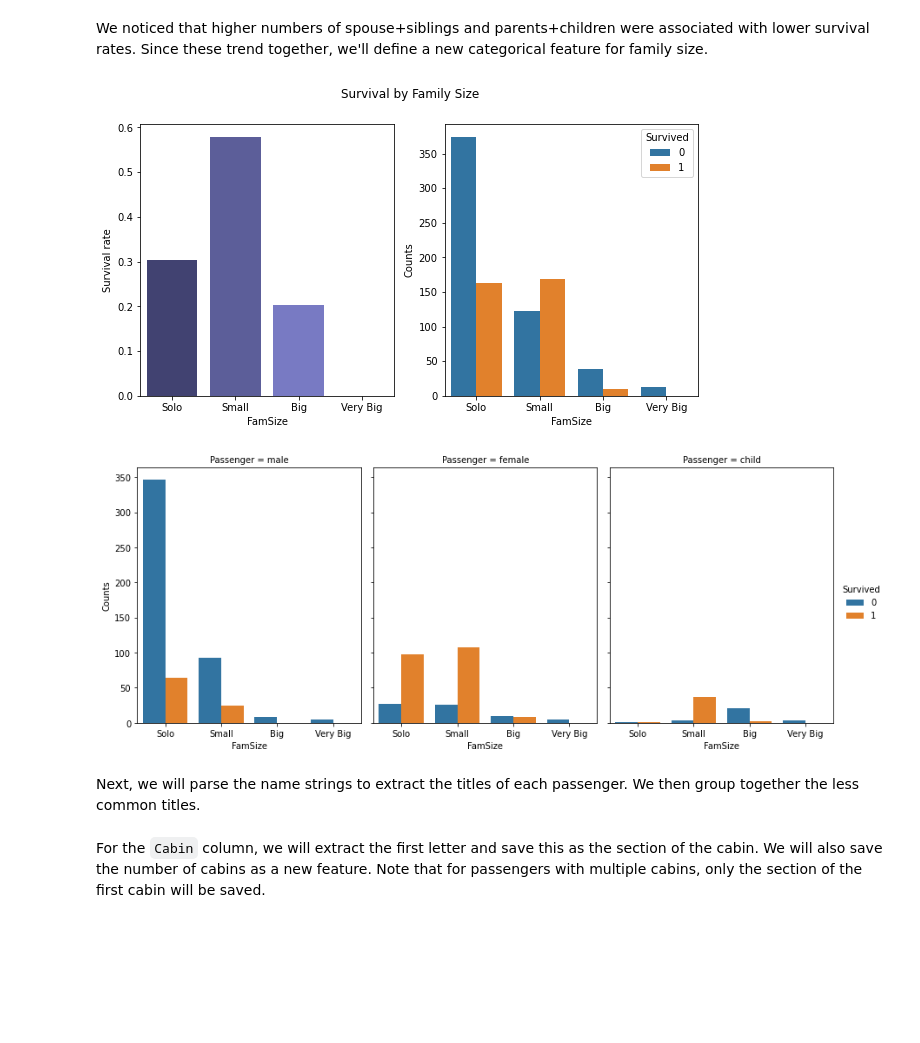
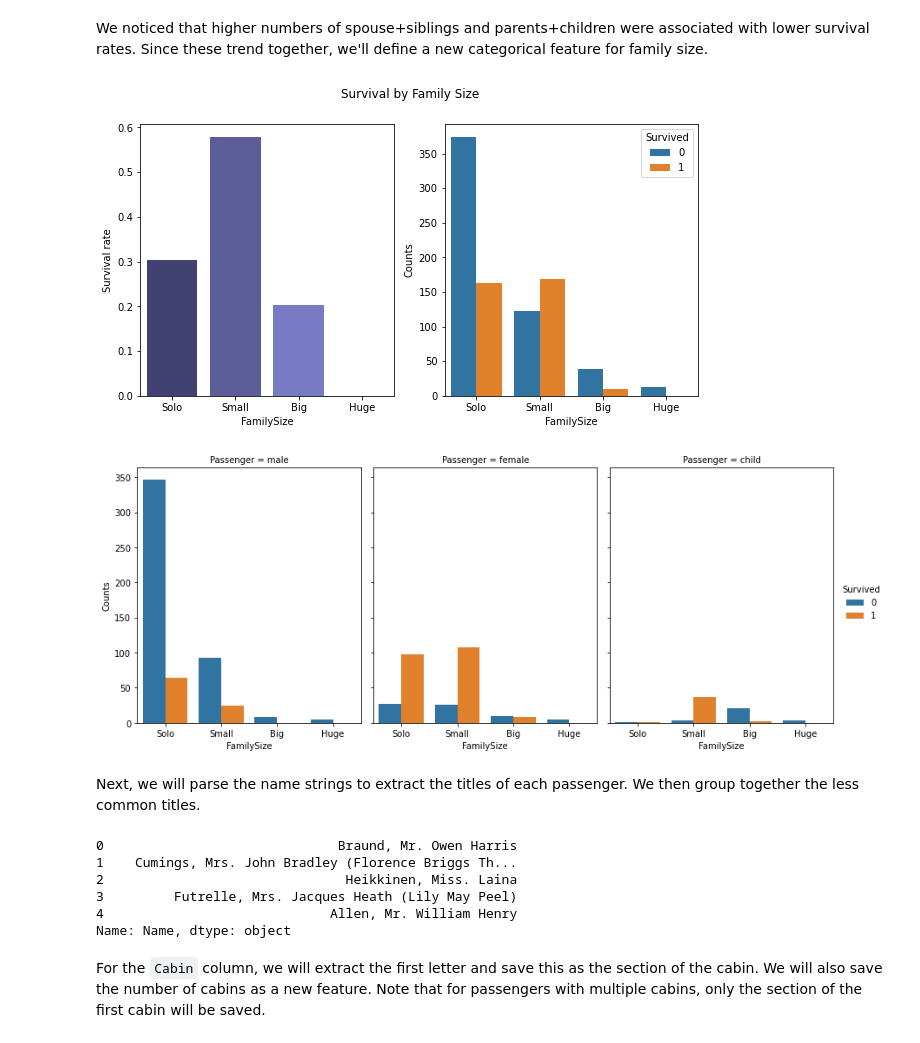
Before and after one commit to n-sachdeva/titanic, a Jupyter notebook: titanic.ipynb, the cells around one changed output. Cells and saved outputs as stored; diff of their text form; code cells hidden in the pictures; blank space fills up the shorter version.

```diff
--- a/titanic.ipynb
+++ b/titanic.ipynb
@@ -66,13 +66,18 @@ The KDE plot smoothes out the histogram; there are no fares less than 0. But we
 Next, we look at the categorical columns.
 # %%
 # Defining a plotting function I will use often for categorical columns.
-# It's useful to know both the rate of survival and the actual counts.
+# It's useful to know both the rate of survival and the number of passengers
+# in each category.
 
 def plot_categorical(dataset, column, title):
     fig, (ax1, ax2) = plt.subplots(1,2,figsize=(10,5))
-    sns.barplot(data = dataset, x=column, y='Survived', ci=None, ax=ax1,palette='tab20b').set_ylabel('Survival rate')
-    sns.countplot(data = dataset, x=column,hue="Survived",ax=ax2).set_ylabel('Counts')
-    plt.legend(loc='upper right', title='Survived');
+    sns.barplot(data=dataset, x=column, y='Survived',
+                ci=None, ax=ax1,palette='tab20b').set_ylabel('Survival rate')
+
+    sns.countplot(data=dataset, x=column,hue="Survived",
+                  ax=ax2).set_ylabel('Counts')
+
+    plt.legend(loc='upper right', title='Survived')
     plt.suptitle(title)
 # %%
 plot_categorical(train_data,'Sex','Survival by Sex')
@@ -166,18 +170,27 @@ test_data['FareRange'] = pd.qcut(test_data['Fare'], len(fare_categories), labels
 # %% [markdown]
 We noticed that higher numbers of spouse+siblings and parents+children were associated with lower survival rates. Since these trend together, we'll define a new categorical feature for family size.
 # %%
-# Combine Parch and SipSp as Family
+# Combine 'Parch' and 'SipSp' as Family plus 1 for the passenger
 train_data['Family'] = train_data['Parch']+train_data['SibSp']+1
 test_data['Family'] = test_data['Parch']+test_data['SibSp']+1
 
 # Group into family types
-train_data['FamSize'] = pd.cut(train_data.Family,[0,1,4,7,11],labels=['Solo','Small','Big','Very Big'])
-test_data['FamSize'] = pd.cut(test_data.Family,[0,1,4,7,11],labels=['Solo','Small','Big','Very Big'])
+train_data['FamilySize'] = pd.cut(train_data.Family,[0,1,4,7,11],labels=['Solo','Small','Big','Huge'])
+test_data['FamilySize'] = pd.cut(test_data.Family,[0,1,4,7,11],labels=['Solo','Small','Big','Huge'])
 # %%
-plot_categorical_by_gender(train_data,'FamSize','Survival by Family Size')
+plot_categorical_by_gender(train_data,'FamilySize','Survival by Family Size')
 # %% [output]
-[figure, old version]
+[figure, new version]
-[figure, old version]
+[figure, new version]
 # %% [markdown]
 Next, we will parse the name strings to extract the titles of each passenger. We then group together the less common titles.
+# %%
+train_data["Name"].head()
+# %% [output]
+0                              Braund, Mr. Owen Harris
+1    Cumings, Mrs. John Bradley (Florence Briggs Th...
+2                               Heikkinen, Miss. Laina
+3         Futrelle, Mrs. Jacques Heath (Lily May Peel)
+4                             Allen, Mr. William Henry
+Name: Name, dtype: object
 # %%
```
Also changed, not shown: parts of 9 cells of this notebook.
